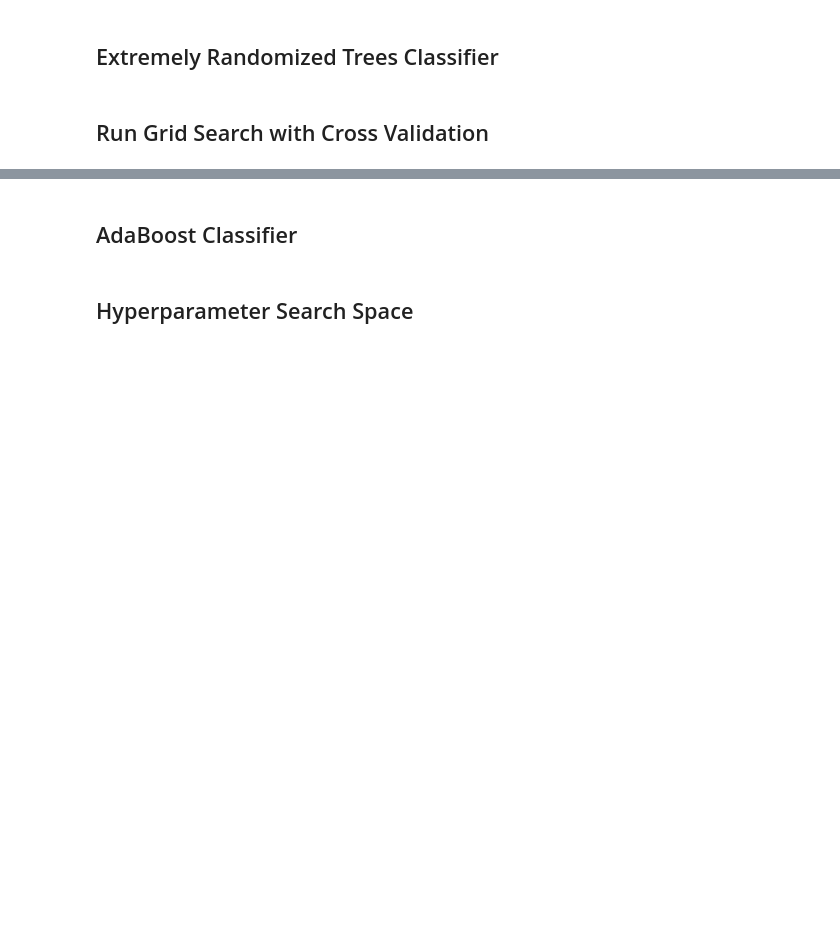
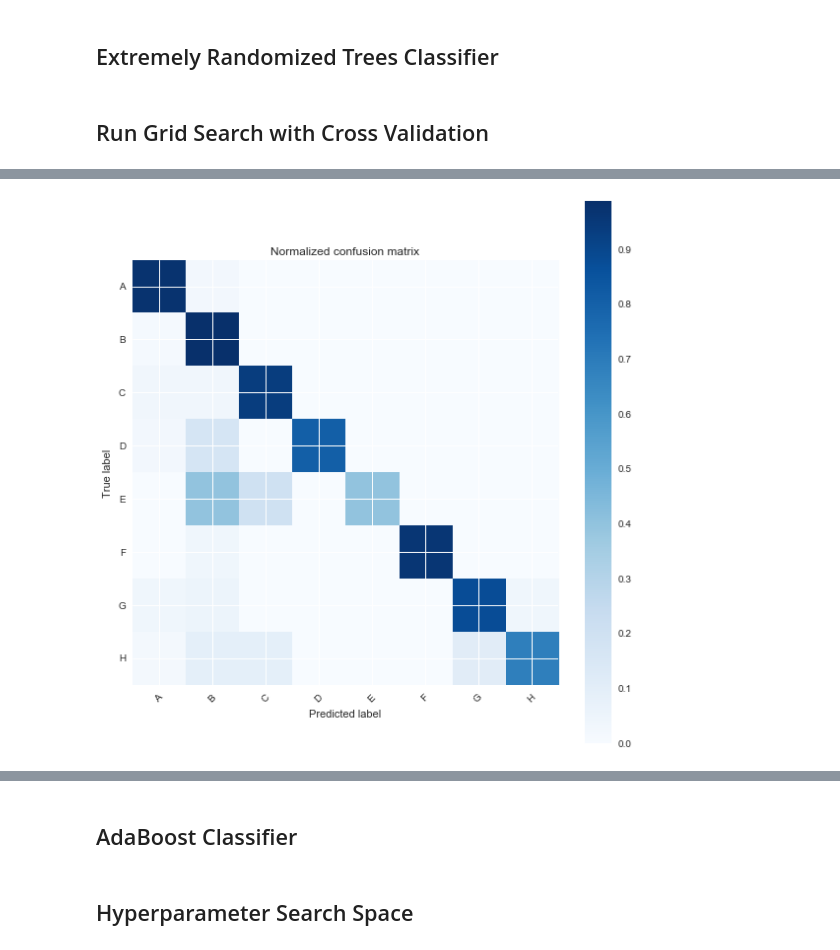
Before and after one commit to MarvinBertin/Text_Classification_ML_Exploration, a Jupyter notebook: 3-Multinomial_Classification/Ensemble_Classifier.ipynb, the cells around one changed output, grey strips where cells are left out. Saved outputs shown, nothing was run; the diff lists cells and outputs as text; code cells hidden in the pictures; blank space fills up the shorter version.

```diff
--- a/3-Multinomial_Classification/Ensemble_Classifier.ipynb
+++ b/3-Multinomial_Classification/Ensemble_Classifier.ipynb
@@ -174,3 +178,7 @@ avg / total       0.96      0.95      0.95      1646
+# %%
+tfidf_model_evaluation.confusion_matrix()
+# %% [output]
+[figure, added]
 # %% [markdown]
 ## AdaBoost
 
```
Also changed, not shown: parts of 5 cells of this notebook, 6 other files.
